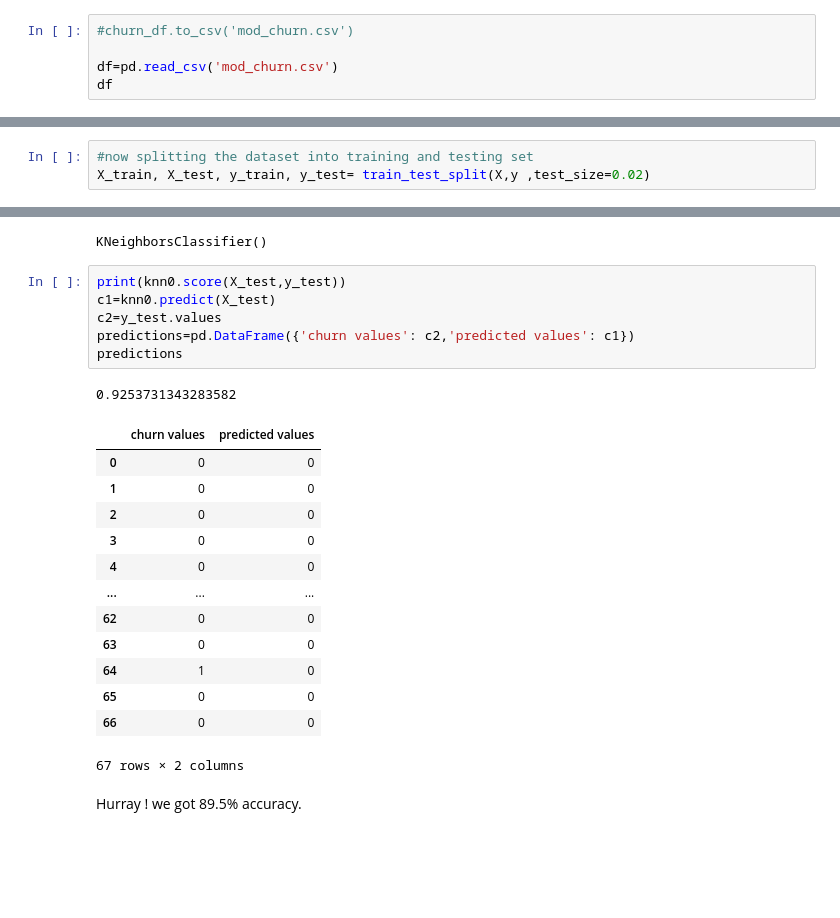
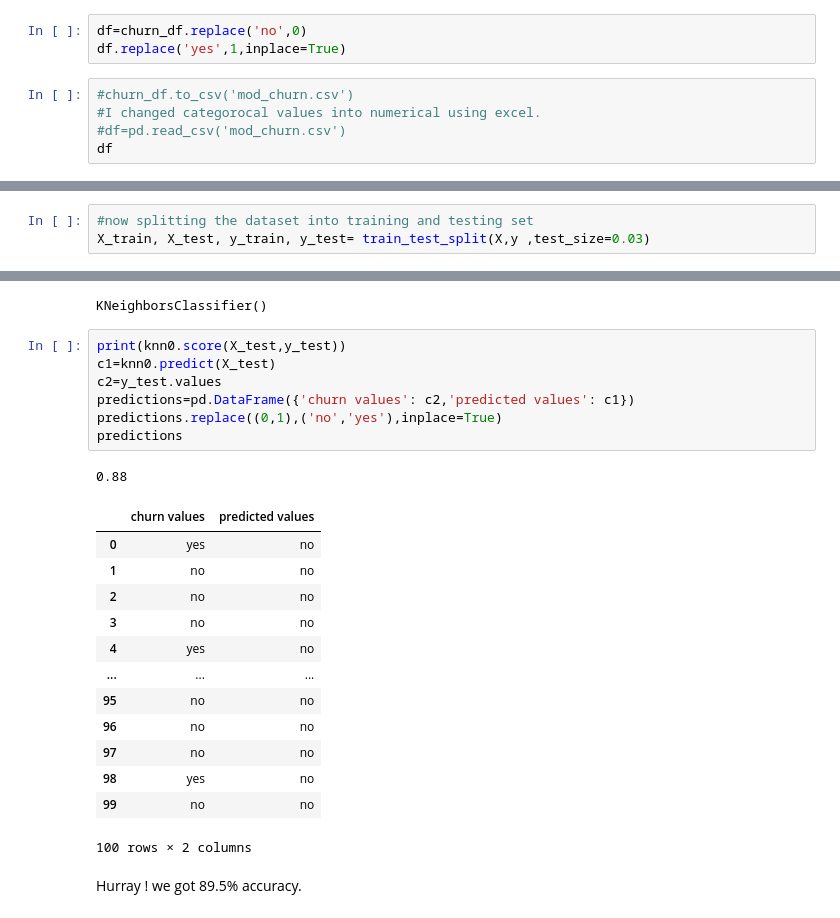
Before and after one commit to Srish-ty/Predicting-Churn-using-ML, a Jupyter notebook: KNN clasiifier.ipynb, the cells around one changed output, grey strips where cells are left out. Cells and saved outputs as stored; diff of their text form; blank space fills up the shorter version.

```diff
--- a/KNN clasiifier.ipynb
+++ b/KNN clasiifier.ipynb
@@ -41,7 +41,10 @@ I changed categorocal values into numerical using excel.
+# %%
+df=churn_df.replace('no',0)
+df.replace('yes',1,inplace=True)
 # %%
 #churn_df.to_csv('mod_churn.csv')
-
-df=pd.read_csv('mod_churn.csv')
+#I changed categorocal values into numerical using excel.
+#df=pd.read_csv('mod_churn.csv')
 df
 # %% [output]
 |  | Account_Length | Vmail_Message | Day_Mins | Eve_Mins | Night_Mins | Intl_Mins | CustServ_Calls | Churn | ... |
@@ -128,7 +131,7 @@ y = df['Churn']
 knn0 = KNeighborsClassifier(n_neighbors=5)
 # %%
 #now splitting the dataset into training and testing set
-X_train, X_test, y_train, y_test= train_test_split(X,y ,test_size=0.02)
+X_train, X_test, y_train, y_test= train_test_split(X,y ,test_size=0.03)
 # %% [markdown]
 Training the model
 # %%
@@ -138,24 +141,25 @@ KNeighborsClassifier()
 # %%
 print(knn0.score(X_test,y_test))
 c1=knn0.predict(X_test)
 c2=y_test.values
 predictions=pd.DataFrame({'churn values': c2,'predicted values': c1})
+predictions.replace((0,1),('no','yes'),inplace=True)
 predictions
 # %% [output]
-0.9253731343283582
+0.88
 |  | churn values | predicted values |
-| 0 | 0 | 0 |
-| 1 | 0 | 0 |
-| 2 | 0 | 0 |
-| 3 | 0 | 0 |
-| 4 | 0 | 0 |
+| 0 | yes | no |
+| 1 | no | no |
+| 2 | no | no |
+| 3 | no | no |
+| 4 | yes | no |
 | ... | ... | ... |
-| 62 | 0 | 0 |
-| 63 | 0 | 0 |
-| 64 | 1 | 0 |
-| 65 | 0 | 0 |
-| 66 | 0 | 0 |
+| 95 | no | no |
+| 96 | no | no |
+| 97 | no | no |
+| 98 | yes | no |
+| 99 | no | no |
-67 rows × 2 columns
+100 rows × 2 columns
 # %% [markdown]
 Hurray ! we got 89.5% accuracy.
 # %% [markdown]
```
Also changed, not shown: parts of 3 cells of this notebook.
